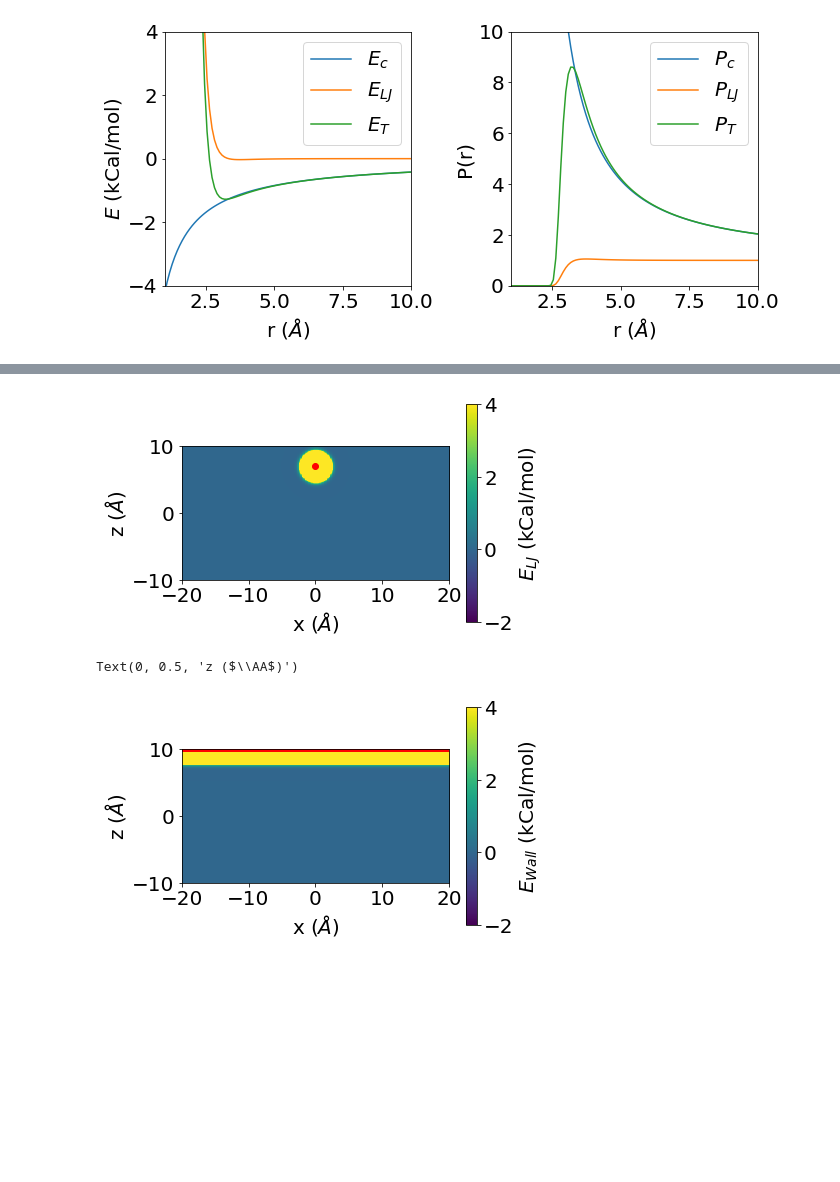
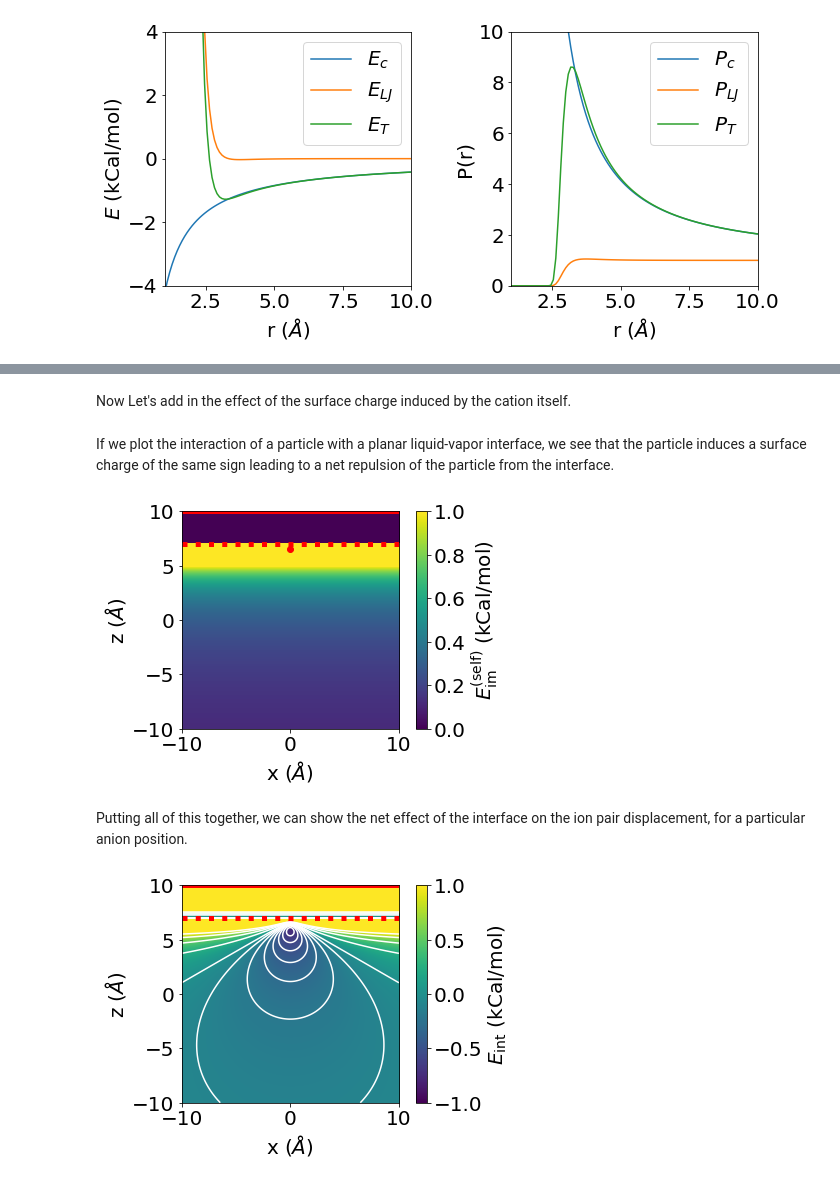
Before and after one commit to adodin/Ion-Pairing, a Jupyter notebook: Analytical/Analytical_Potentials.ipynb, the cells around one changed output, grey strips where cells are left out. Saved outputs shown, nothing was run; the diff lists cells and outputs as text; code cells hidden in the pictures; blank space fills up the shorter version.

```diff
--- a/Analytical/Analytical_Potentials.ipynb
+++ b/Analytical/Analytical_Potentials.ipynb
@@ -181,0 +169,5 @@ plt.show()
+# %%
+def image_positions(r, z_int=0, dim=2):
+    r_im = np.copy(r)
+    r_im[:, dim] = 2*z_int - r[:,dim]
+    return r_im
@@ -181,0 +186,5 @@ plt.show()
+# %%
+def image_charges(q, chi1=chi_water, chi2=0):
+    deltachi = chi2 - chi1
+    q_im = -q * (deltachi/(abs(deltachi)+2))
+    return q_im
@@ -181,0 +193,9 @@ plt.show()
+# %%
+cmap = cm.get_cmap('bwr')
+norm = Normalize(-1, 1)
+
+q_im = image_charges(q_an, chi1=1, chi2=3)
+plt.scatter(r_im[:,0], r_im[:,2], c=q_im, cmap=cmap, norm=norm, marker='s')
+plt.scatter(r_an[:,0], r_an[:,2], c=q_an, cmap=cmap, norm=norm)
+plt.axhline(z_wall, c='k')
+plt.show()
@@ -182,22 +228,38 @@ plt.show()
+# %% [markdown]
+Now Let's add in the effect of the surface charge induced by the cation itself.
+# %%
+def dielectric_wall_potential_self(r1, q1=1, z_wall=0, dim=2, chi1=chi_water, chi2=0):
+    prefactor = 1/(4 * pi * eps_0) * 1/(1 + chi1)
+    z_im = image_positions(r1, z_wall, dim)[:, dim]
+    q_im = image_charges(np.array([q1]), chi1, chi2)[0]
+    return -prefactor * q1*q_im/(r1[:, dim]-z_im)*(r1[:, dim] < z_wall)
+# %% [markdown]
+If we plot the interaction of a particle with a planar liquid-vapor interface, we see that the particle induces a surface charge of the same sign leading to a net repulsion of the particle from the interface.
 # %%
-V_lj_2D = lj_potential(r_2D, r_2=r_cat)
-V_lj_2D = np.reshape(V_lj_2D, (n_x, n_z))
-im = plt.imshow(V_lj_2D, extent=[x_min, x_max, z_min, z_max],origin='lower', aspect='equal', vmin=-2, vmax=4)
-plt.colorbar(im, label='$E_{LJ}$ (kCal/mol)')
-plt.scatter(r_cat[0], r_cat[2], c='r')
+V_diel_self_2D = dielectric_wall_potential_self(r_2D, z_wall=z_dielectric, chi1=chi_water)
+V_diel_self_2D = np.reshape(V_diel_self_2D, (n_x, n_z))
+im = plt.imshow(V_diel_self_2D, extent=[x_min, x_max, z_min, z_max], origin='lower', aspect='equal', vmin=0, vmax=1)
+plt.colorbar(im, label='$E^{\mathrm{(self)}}_{\mathrm{im}}$ (kCal/mol)')
+plt.axhline(z_wall, c='r', lw=5)
+plt.axhline(z_dielectric,c='r',ls=':', lw=5)
+plt.scatter(r_an[:,0], r_an[:,2], c='r')
 plt.xlabel('x ($\AA$)')
 plt.ylabel('z ($\AA$)')
 plt.show()
 # %% [output]
-[figure, old version]
+[figure, new version]
+# %% [markdown]
+Putting all of this together, we can show the net effect of the interface on the ion pair displacement, for a particular anion position.
 # %%
-V_wall_2D = lj_wall_potential(r_2D, r_2=z_wall)
-V_wall_2D = np.reshape(V_wall_2D, (n_x, n_z))
-im = plt.imshow(V_wall_2D, extent=[x_min, x_max, z_min, z_max], origin='lower', aspect='equal', vmin=-2, vmax=4)
-plt.colorbar(im, label='$E_{Wall}$ (kCal/mol)')
-plt.axhline(10, c='r', lw=5)
+V_int = V_diel_self_2D + V_diel_2D + V_wall_2D
+im = plt.imshow(V_int, extent=[x_min, x_max, z_min, z_max], origin='lower', aspect='equal', vmin=-1, vmax=1)
+plt.contour(V_int, levels=[-1, -0.9, -0.8, -0.7,-0.6, -0.5, -0.4, -0.3, -0.2, -0.1, 0.0, 0.25, 0.5,0.75,  1.0], colors='w', extent=[x_min, x_max, z_min, z_max], origin='lower', vmin=-1, vmax=1)
+plt.colorbar(im, label='$E_{\mathrm{int}}$ (kCal/mol)')
+plt.axhline(z_wall, c='r', lw=5)
+plt.axhline(z_dielectric,c='r',ls=':', lw=5)
+plt.scatter(r_an[:,0], r_an[:,2], c='r')
 plt.xlabel('x ($\AA$)')
 plt.ylabel('z ($\AA$)')
+plt.show()
 # %% [output]
-Text(0, 0.5, 'z ($\\AA$)')
-[figure, old version]
+[figure, new version]
```
Also changed, not shown: parts of 33 cells of this notebook.
